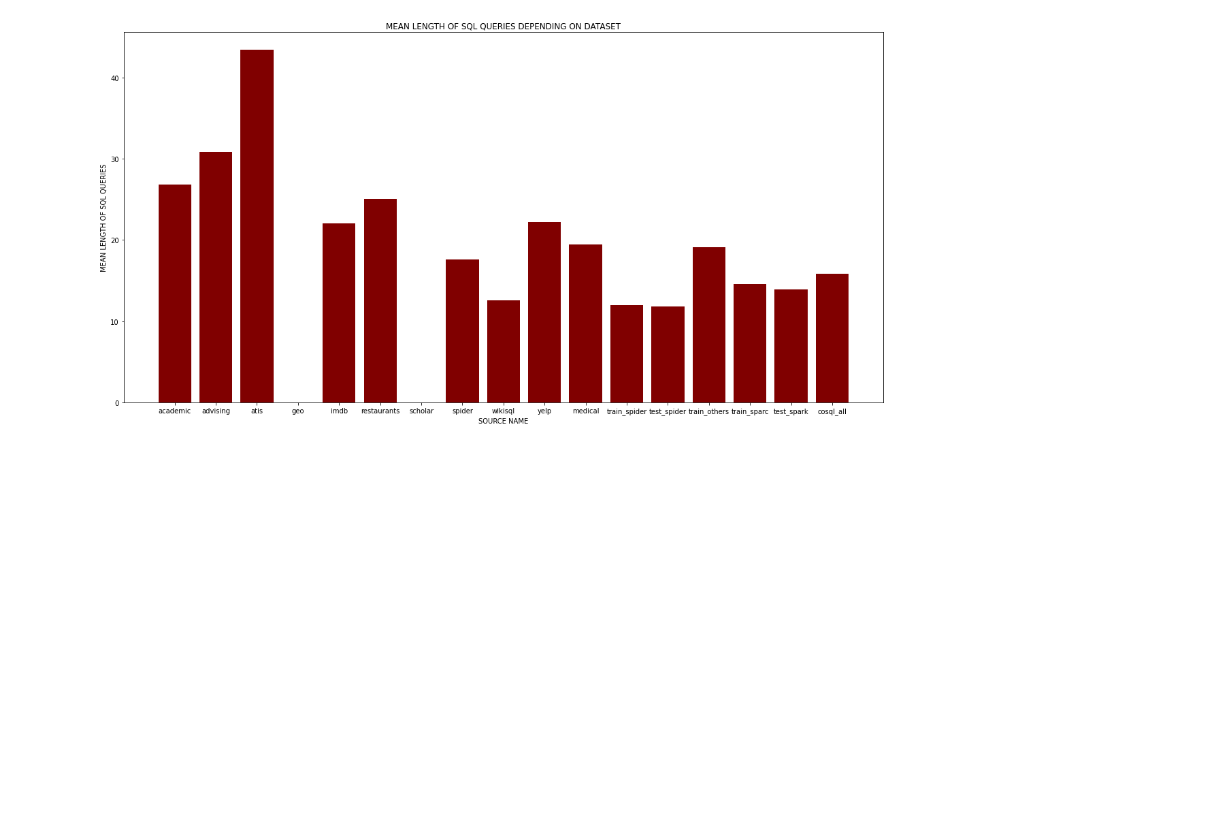
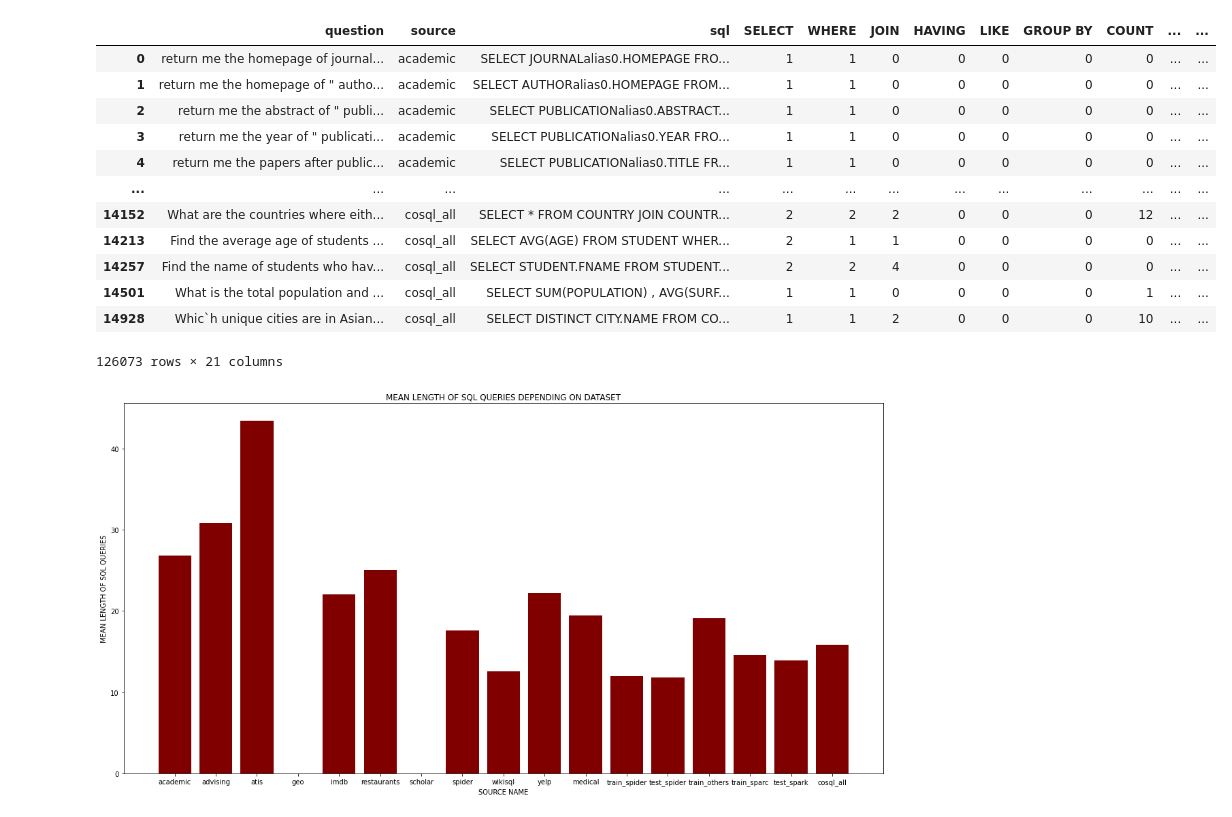
Before and after one commit to anahitxachatryan/textToSql, a Jupyter notebook: EDA/EDA2.ipynb, the cells around one changed output. Cells and saved outputs as stored; diff of their text form; code cells hidden in the pictures; blank space fills up the shorter version.

```diff
--- a/EDA/EDA2.ipynb
+++ b/EDA/EDA2.ipynb
@@ -69,6 +69,22 @@ words = ['SELECT','WHERE','FROM','JOIN', 'HAVING','LIKE','GROUP BY','COUNT','DIS
 final_df = pd.concat([academic, advising, atis, geo, imdb, restaurants, scholar, spider, wikisql, yelp, medical, df_tsv], axis=0, join='outer', ignore_index=False)
 # %%
 final_df.drop(['Unnamed: 0'],axis=1,inplace=True)
+# %%
+final_df
+# %% [output]
+|  | question | source | sql | SELECT | WHERE | JOIN | HAVING | LIKE | GROUP BY | COUNT | ... | ... |
+| 0 | return me the homepage of journal... | academic | SELECT JOURNALalias0.HOMEPAGE FRO... | 1 | 1 | 0 | 0 | 0 | 0 | 0 | ... | ... |
+| 1 | return me the homepage of " autho... | academic | SELECT AUTHORalias0.HOMEPAGE FROM... | 1 | 1 | 0 | 0 | 0 | 0 | 0 | ... | ... |
+| 2 | return me the abstract of " publi... | academic | SELECT PUBLICATIONalias0.ABSTRACT... | 1 | 1 | 0 | 0 | 0 | 0 | 0 | ... | ... |
+| 3 | return me the year of " publicati... | academic | SELECT PUBLICATIONalias0.YEAR FRO... | 1 | 1 | 0 | 0 | 0 | 0 | 0 | ... | ... |
+| 4 | return me the papers after public... | academic | SELECT PUBLICATIONalias0.TITLE FR... | 1 | 1 | 0 | 0 | 0 | 0 | 0 | ... | ... |
+| ... | ... | ... | ... | ... | ... | ... | ... | ... | ... | ... | ... | ... |
+| 14152 | What are the countries where eith... | cosql_all | SELECT * FROM COUNTRY JOIN COUNTR... | 2 | 2 | 2 | 0 | 0 | 0 | 12 | ... | ... |
+| 14213 | Find the average age of students ... | cosql_all | SELECT AVG(AGE) FROM STUDENT WHER... | 2 | 1 | 1 | 0 | 0 | 0 | 0 | ... | ... |
+| 14257 | Find the name of students who hav... | cosql_all | SELECT STUDENT.FNAME FROM STUDENT... | 2 | 2 | 4 | 0 | 0 | 0 | 0 | ... | ... |
+| 14501 | What is the total population and ... | cosql_all | SELECT SUM(POPULATION) , AVG(SURF... | 1 | 1 | 0 | 0 | 0 | 0 | 1 | ... | ... |
+| 14928 | Whic`h unique cities are in Asian... | cosql_all | SELECT DISTINCT CITY.NAME FROM CO... | 1 | 1 | 2 | 0 | 0 | 0 | 10 | ... | ... |
+126073 rows × 21 columns
 # %%
 final_df = final_df.drop_duplicates(subset=['question'])
 # %%
```
Also changed, not shown: parts of 10 cells of this notebook, 1 other file.
